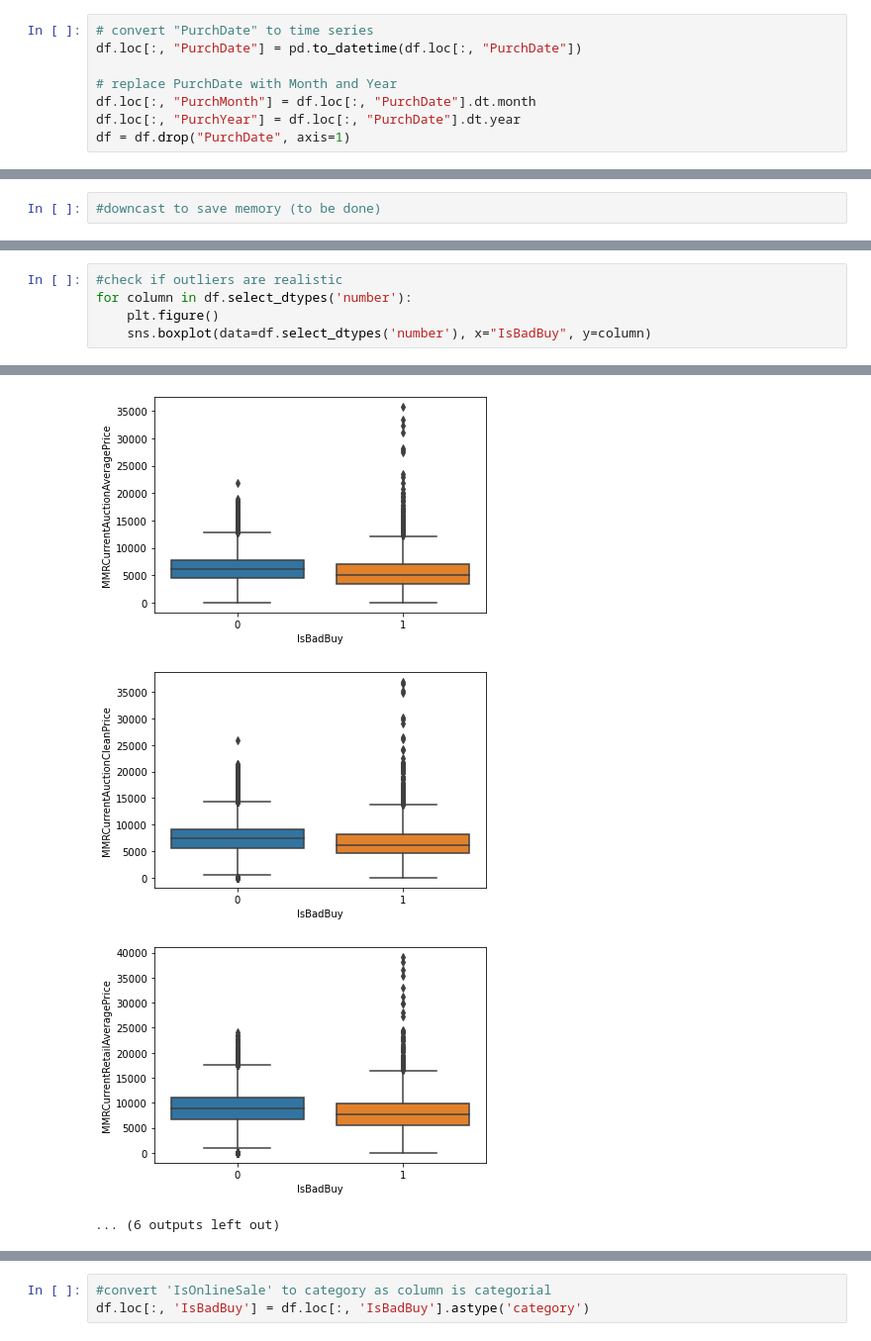
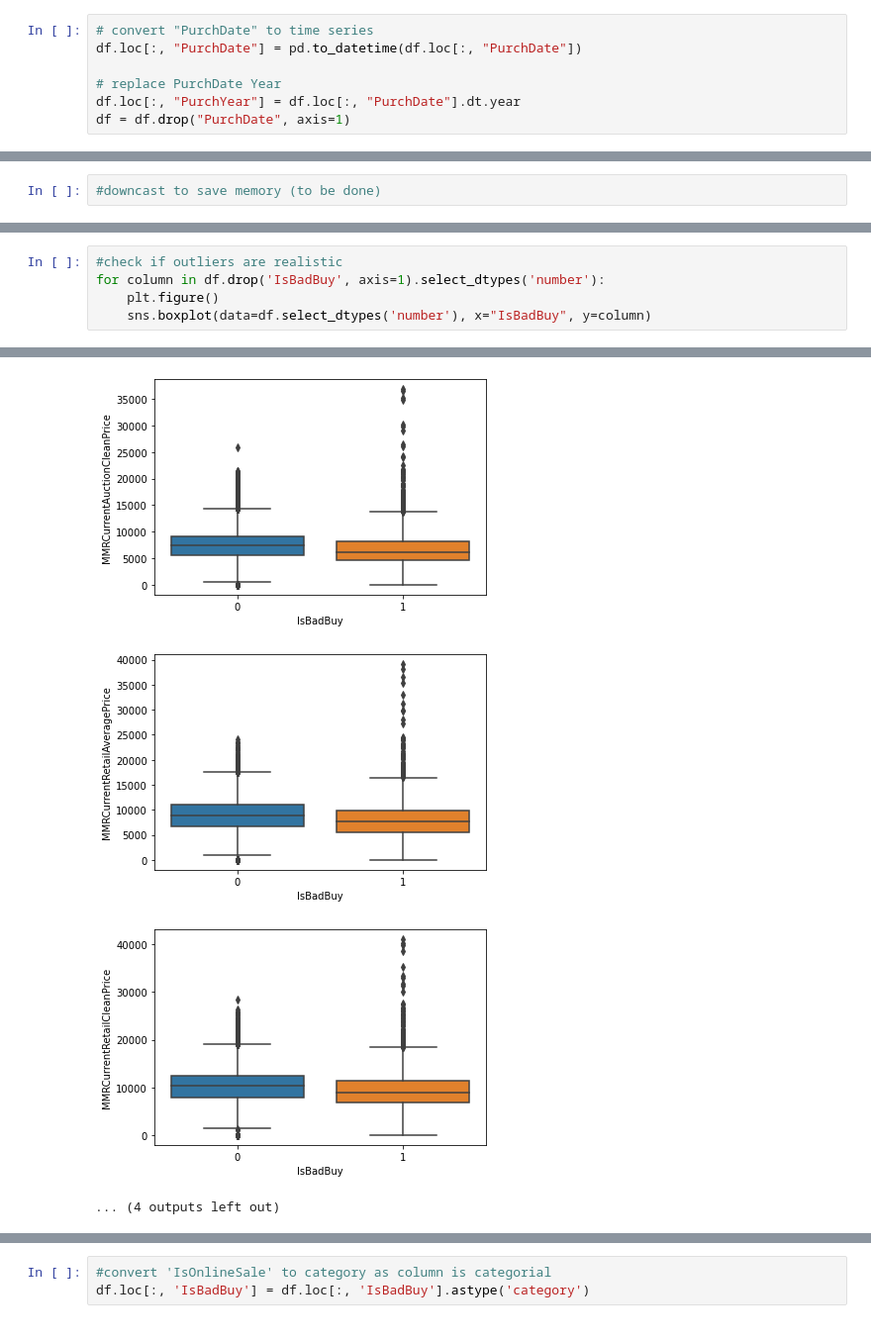
Before and after one commit to d-kleine/cars_badbuys, a Jupyter notebook: 0_preparation.ipynb, the cells around one changed output, grey strips where cells are left out. Shown at 99% size. Cells and saved outputs as stored; diff of their text form.

```diff
--- a/0_preparation.ipynb
+++ b/0_preparation.ipynb
@@ -111,8 +111,7 @@ df = df.drop("RefId", axis=1)
 # convert "PurchDate" to time series
 df.loc[:, "PurchDate"] = pd.to_datetime(df.loc[:, "PurchDate"])
 
-# replace PurchDate with Month and Year
-df.loc[:, "PurchMonth"] = df.loc[:, "PurchDate"].dt.month
+# replace PurchDate Year
 df.loc[:, "PurchYear"] = df.loc[:, "PurchDate"].dt.year
 df = df.drop("PurchDate", axis=1)
 # %%
@@ -192,6 +189,6 @@ sns.pairplot(df);
 # %%
 #check if outliers are realistic
-for column in df.select_dtypes('number'):
+for column in df.drop('IsBadBuy', axis=1).select_dtypes('number'):
     plt.figure()
     sns.boxplot(data=df.select_dtypes('number'), x="IsBadBuy", y=column)
 # %% [output]
@@ -207,7 +204,7 @@ for column in df.select_dtypes('number'):
-[figure, old version]
+[figure, new version]
-[figure, old version]
+[figure, new version]
-[figure, old version]
+[figure, new version]
-... (6 outputs left out)
+... (4 outputs left out)
 # %%
 #check correlation matrix
 fig, ax = plt.subplots(figsize=(14, 8))
```
Also changed, not shown: parts of 15 cells of this notebook, 3 other files.
